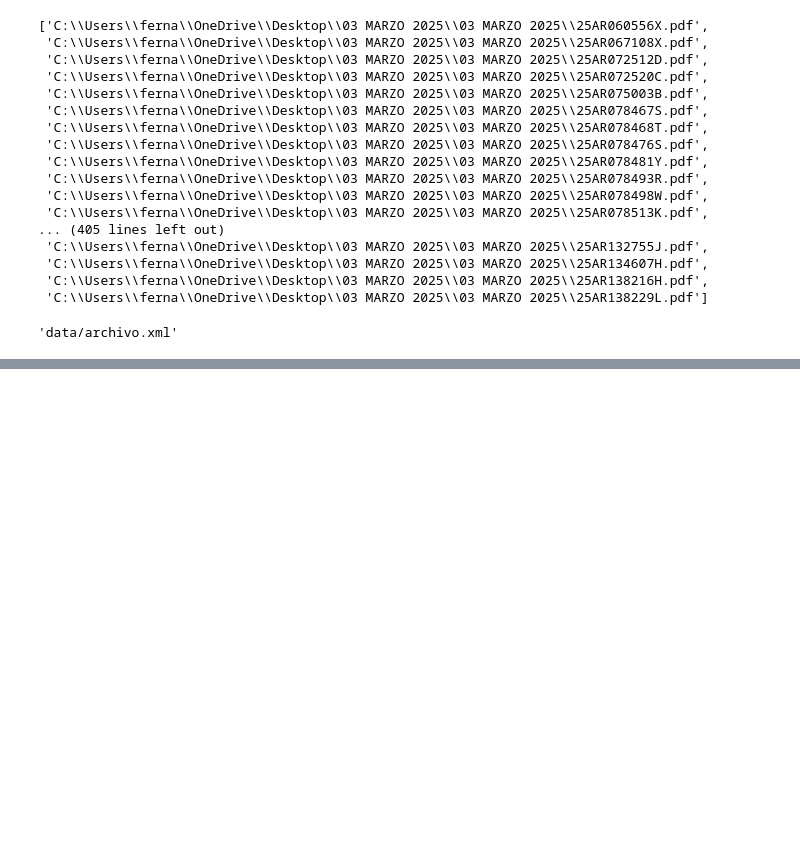
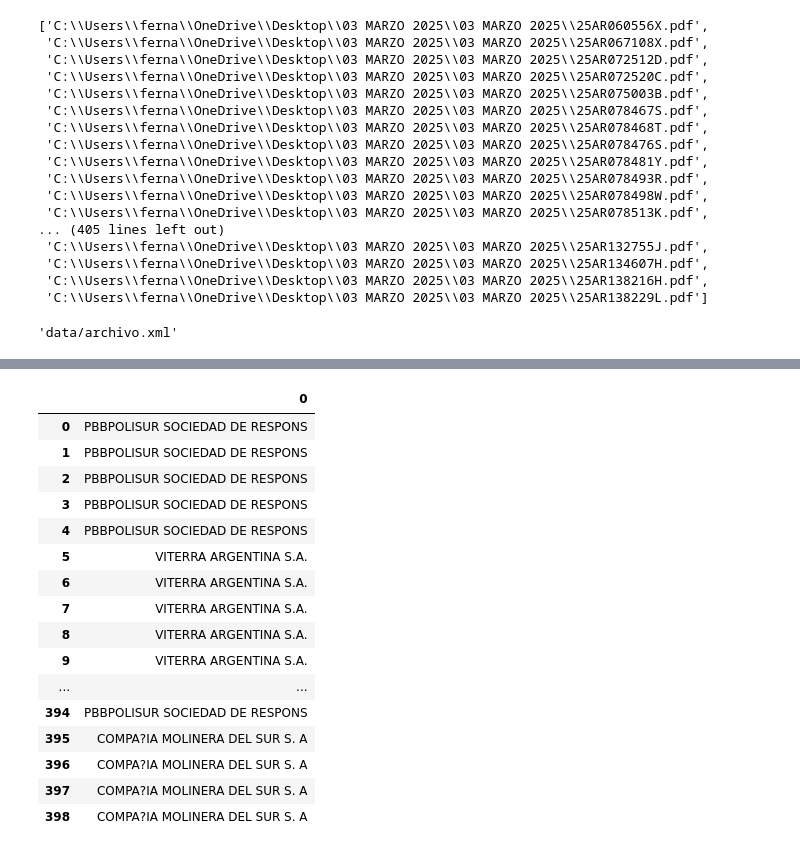
Before and after one commit to RaphaelNicaise/pdfs-to-excel, a Jupyter notebook: test-notebook.ipynb, the cells around one changed output, grey strips where cells are left out. Saved outputs shown, nothing was run; the diff lists cells and outputs as text; code cells hidden in the pictures; blank space fills up the shorter version.

```diff
--- a/test-notebook.ipynb
+++ b/test-notebook.ipynb
@@ -56,20 +59,6 @@ archivo = archivos[20]
 convertir_pdf_a_xml(archivo, output_path='data/archivo.xml')
 # %% [output]
 'data/archivo.xml'
-# %%
-import re
-
-def get_TRANSPORTE_CAMPO_99(pdf: PDFQuery):
-    # siguiente de esto CAMINH?O ORIGINAL : Nome e endereco do proprietario texto
-    # siguiente de texto, primera letra
-    x0, x1, y0, y1 = 31.52, 634.96, 306.04, 693.48
-
-    texto = pdf.pq('LTRect:in_bbox("%s, %s, %s, %s")' % (x0, y0, x1, y1)).text()
-
-    # Use regex to extract the text between the specified phrases
-    match = re.search(r'CAMINH\?O ORIGINAL : Nome e endereco do proprietario(.*?)CAMION SUBSTITUTO', texto, re.DOTALL)
-    result = match.group(1).strip() if match else None
-    return result
 # %%
 for archivo in archivos:
     pdf = PDFQuery(archivo)
@@ -100,0 +124,10 @@ KeyboardInterrupt:
+# %%
+def get_PRECINTO(pdf: PDFQuery):
+
+    text  =  pdf.pq('LTTextLineHorizontal:contains("37 Numero de los precintos")').next().text()
+    return text
+# %%
+for archivo in archivos:
+    pdf = PDFQuery(archivo)
+    pdf.load(0)
+    print(get_PRECINTO(pdf))
@@ -100,0 +155,32 @@ KeyboardInterrupt:
+# %%
+def get_EXPORTADOR(pdf: PDFQuery):
+    text  =  pdf.pq('LTTextLineHorizontal:contains("/ Remetente")').next().text()
+    return text
+# %%
+data = []
+for archivo in archivos:
+    pdf = PDFQuery(archivo)
+    pdf.load(0)
+    data.append(get_EXPORTADOR(pdf))
+
+df = pd.DataFrame(data)
+df[0] = df[0].str.split('\n').str[0]
+df
+# %% [output]
+|  | 0 |
+| 0 | PBBPOLISUR SOCIEDAD DE RESPONS |
+| 1 | PBBPOLISUR SOCIEDAD DE RESPONS |
+| 2 | PBBPOLISUR SOCIEDAD DE RESPONS |
+| 3 | PBBPOLISUR SOCIEDAD DE RESPONS |
+| 4 | PBBPOLISUR SOCIEDAD DE RESPONS |
+| 5 | VITERRA ARGENTINA S.A. |
+| 6 | VITERRA ARGENTINA S.A. |
+| 7 | VITERRA ARGENTINA S.A. |
+| 8 | VITERRA ARGENTINA S.A. |
+| 9 | VITERRA ARGENTINA S.A. |
+| ... | ... |
+| 394 | PBBPOLISUR SOCIEDAD DE RESPONS |
+| 395 | COMPA?IA MOLINERA DEL SUR S. A |
+| 396 | COMPA?IA MOLINERA DEL SUR S. A |
+| 397 | COMPA?IA MOLINERA DEL SUR S. A |
+| 398 | COMPA?IA MOLINERA DEL SUR S. A |
```
Also changed, not shown: parts of 5 cells of this notebook, 5 other files.
